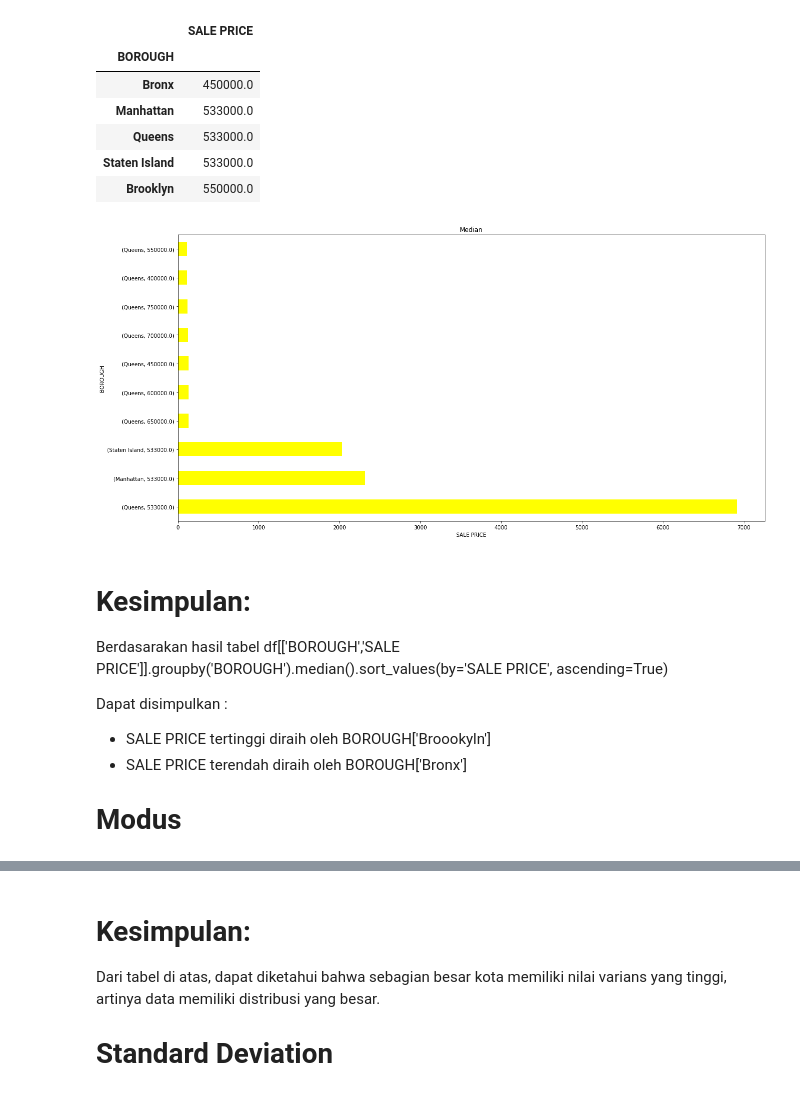
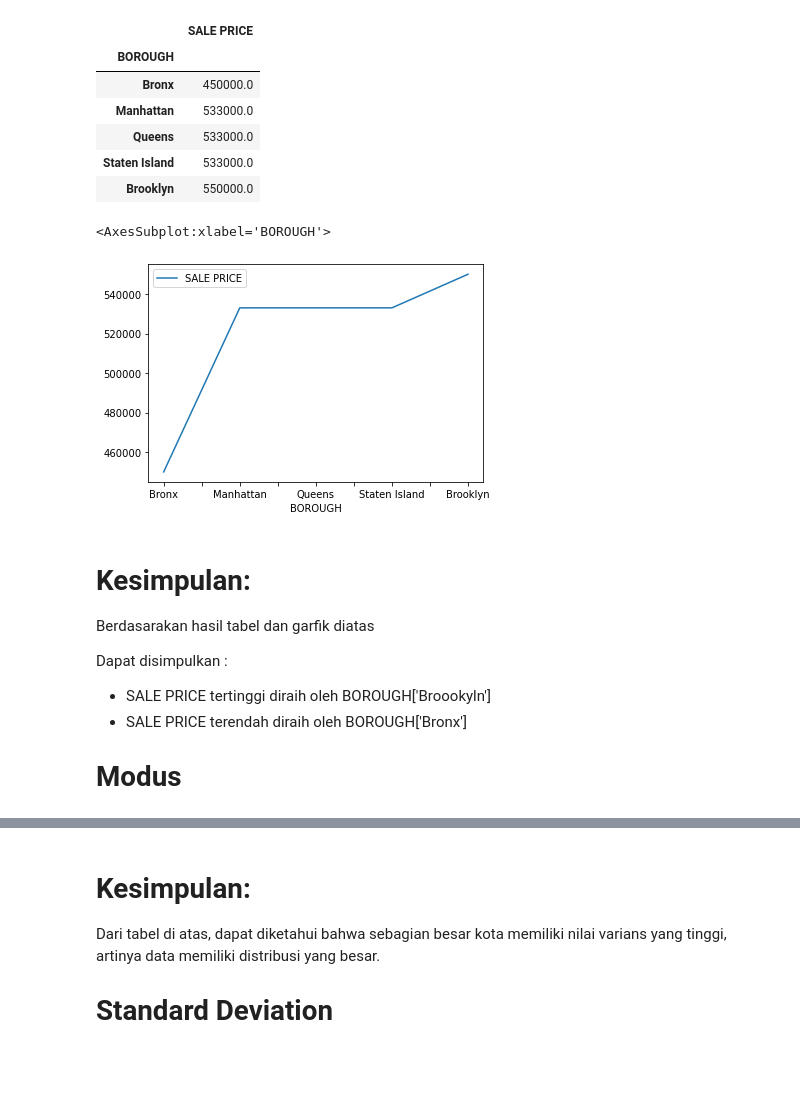
Before and after one commit to Hubhubhob/Hacktiv8, a Jupyter notebook: Hacktiv8-Assignment2/PYTN_Assgn_2_3_KS-017-Andreas_Dimas_C.ipynb, the cells around one changed output, grey strips where cells are left out. Drawn from its saved outputs; the diff is of its cells as text; code cells hidden in the pictures; blank space fills up the shorter version.

```diff
--- a/Hacktiv8-Assignment2/PYTN_Assgn_2_3_KS-017-Andreas_Dimas_C.ipynb
+++ b/Hacktiv8-Assignment2/PYTN_Assgn_2_3_KS-017-Andreas_Dimas_C.ipynb
@@ -498,23 +495,15 @@ median_price
 | Queens | 533000.0 |
 | Staten Island | 533000.0 |
 | Brooklyn | 550000.0 |
-# %%
-minor1 = df[['BOROUGH','SALE PRICE']].value_counts()
-minor2=minor1[0:10]
-
-minor2.plot(kind='barh', figsize=(20,10), color='yellow')
-
-plt.xlabel('SALE PRICE')
-plt.ylabel('BOROUGH')
-plt.title('Median')
-
-plt.show()
-# %% [output]
-[figure, removed]
+# %%
+median_price.plot(kind="line")
+# %% [output]
+<AxesSubplot:xlabel='BOROUGH'>
+[figure, added]
 # %% [markdown]
 # Kesimpulan:
 
-Berdasarakan hasil tabel df[['BOROUGH','SALE PRICE']].groupby('BOROUGH').median().sort_values(by='SALE PRICE', ascending=True)
+Berdasarakan hasil tabel dan garfik diatas
 
 Dapat disimpulkan :
  - SALE PRICE tertinggi diraih oleh BOROUGH['Broookyln']
```
Also changed, not shown: parts of 25 cells of this notebook.
